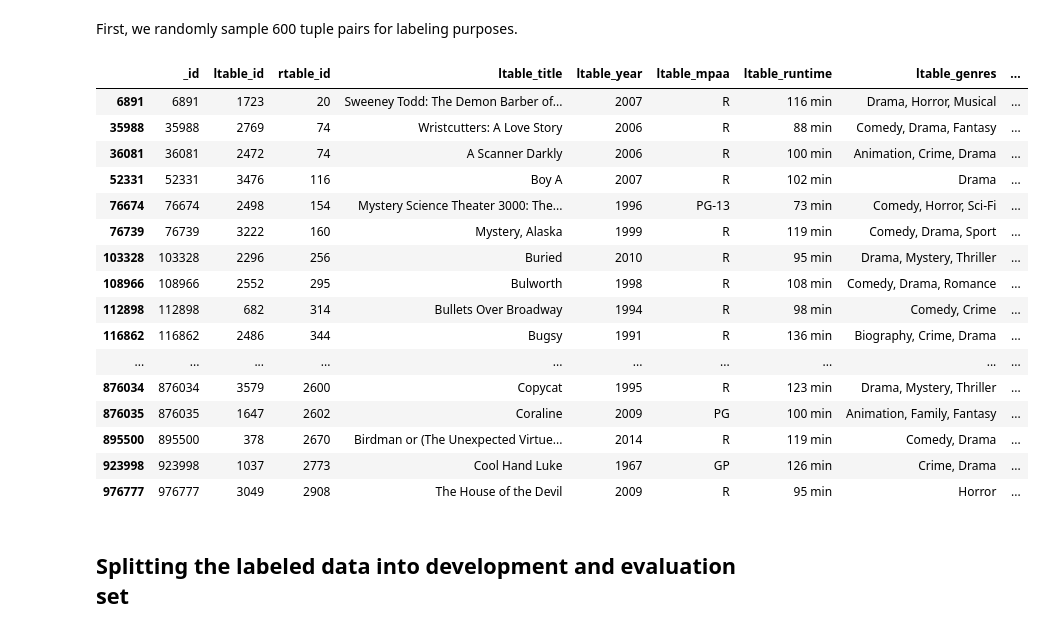
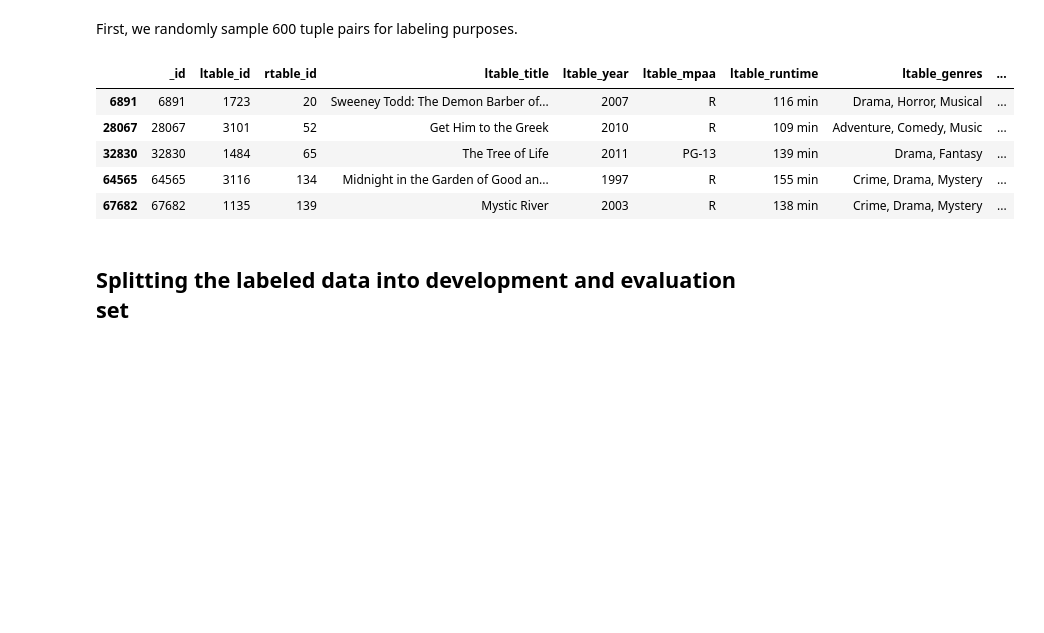
Before and after one commit to dcompgriff/cs839_Video_Entity_Matching, a Jupyter notebook: Video Data EM Notebook.ipynb, the cells around one changed output. Cells and saved outputs as stored; diff of their text form; code cells hidden in the pictures; blank space fills up the shorter version.

Commit message:
Ran entire notebook with full data source paths.

```diff
--- a/Video Data EM Notebook.ipynb
+++ b/Video Data EM Notebook.ipynb
@@ -33,7 +33,7 @@ Matching two tables typically consists of the following three steps:
 # Read input tables
 # %%
 # Get the paths
-path_A = os.getcwd() + '/DATA/imdb3.csv'
-path_B = os.getcwd() + '/DATA/thenumbers3.csv'
+path_A = os.getcwd() + '/DATA/imdb3_neg_nan.csv'
+path_B = os.getcwd() + '/DATA/thenumbers3_neg_nan.csv'
 print(path_A)
 # %% [output]
@@ -288,25 +289,14 @@ First, we randomly sample 600 tuple pairs for labeling purposes.
 # %%
 # Sample  candidate set
 S = em.sample_table(C4, 600)
-S.head(50)
+S.head()
 # %% [output]
 |  | _id | ltable_id | rtable_id | ltable_title | ltable_year | ltable_mpaa | ltable_runtime | ltable_genres | ... |
 | 6891 | 6891 | 1723 | 20 | Sweeney Todd: The Demon Barber of... | 2007 | R | 116 min | Drama, Horror, Musical | ... |
-| 35988 | 35988 | 2769 | 74 | Wristcutters: A Love Story | 2006 | R | 88 min | Comedy, Drama, Fantasy | ... |
-| 36081 | 36081 | 2472 | 74 | A Scanner Darkly | 2006 | R | 100 min | Animation, Crime, Drama | ... |
-| 52331 | 52331 | 3476 | 116 | Boy A | 2007 | R | 102 min | Drama | ... |
-| 76674 | 76674 | 2498 | 154 | Mystery Science Theater 3000: The... | 1996 | PG-13 | 73 min | Comedy, Horror, Sci-Fi | ... |
-| 76739 | 76739 | 3222 | 160 | Mystery, Alaska | 1999 | R | 119 min | Comedy, Drama, Sport | ... |
-| 103328 | 103328 | 2296 | 256 | Buried | 2010 | R | 95 min | Drama, Mystery, Thriller | ... |
-| 108966 | 108966 | 2552 | 295 | Bulworth | 1998 | R | 108 min | Comedy, Drama, Romance | ... |
-| 112898 | 112898 | 682 | 314 | Bullets Over Broadway | 1994 | R | 98 min | Comedy, Crime | ... |
-| 116862 | 116862 | 2486 | 344 | Bugsy | 1991 | R | 136 min | Biography, Crime, Drama | ... |
-| ... | ... | ... | ... | ... | ... | ... | ... | ... | ... |
-| 876034 | 876034 | 3579 | 2600 | Copycat | 1995 | R | 123 min | Drama, Mystery, Thriller | ... |
-| 876035 | 876035 | 1647 | 2602 | Coraline | 2009 | PG | 100 min | Animation, Family, Fantasy | ... |
-| 895500 | 895500 | 378 | 2670 | Birdman or (The Unexpected Virtue... | 2014 | R | 119 min | Comedy, Drama | ... |
-| 923998 | 923998 | 1037 | 2773 | Cool Hand Luke | 1967 | GP | 126 min | Crime, Drama | ... |
-| 976777 | 976777 | 3049 | 2908 | The House of the Devil | 2009 | R | 95 min | Horror | ... |
+| 28067 | 28067 | 3101 | 52 | Get Him to the Greek | 2010 | R | 109 min | Adventure, Comedy, Music | ... |
+| 32830 | 32830 | 1484 | 65 | The Tree of Life | 2011 | PG-13 | 139 min | Drama, Fantasy | ... |
+| 64565 | 64565 | 3116 | 134 | Midnight in the Garden of Good an... | 1997 | R | 155 min | Crime, Drama, Mystery | ... |
+| 67682 | 67682 | 1135 | 139 | Mystic River | 2003 | R | 138 min | Crime, Drama, Mystery | ... |
 # %%
 if GENERATE_NEW_LABELED_DATA:
     # Label S interactively.
```
Also changed, not shown: parts of 13 cells of this notebook.
